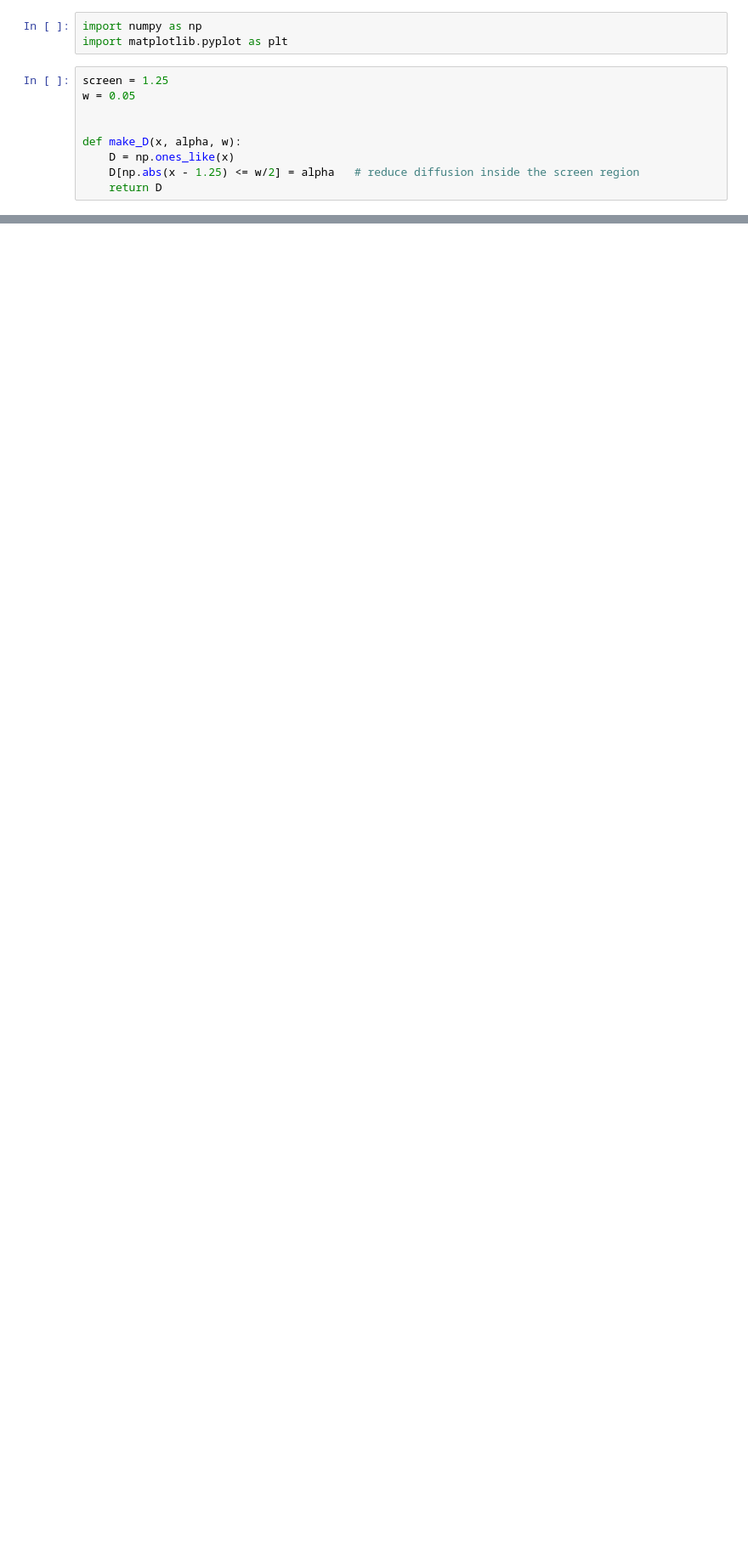
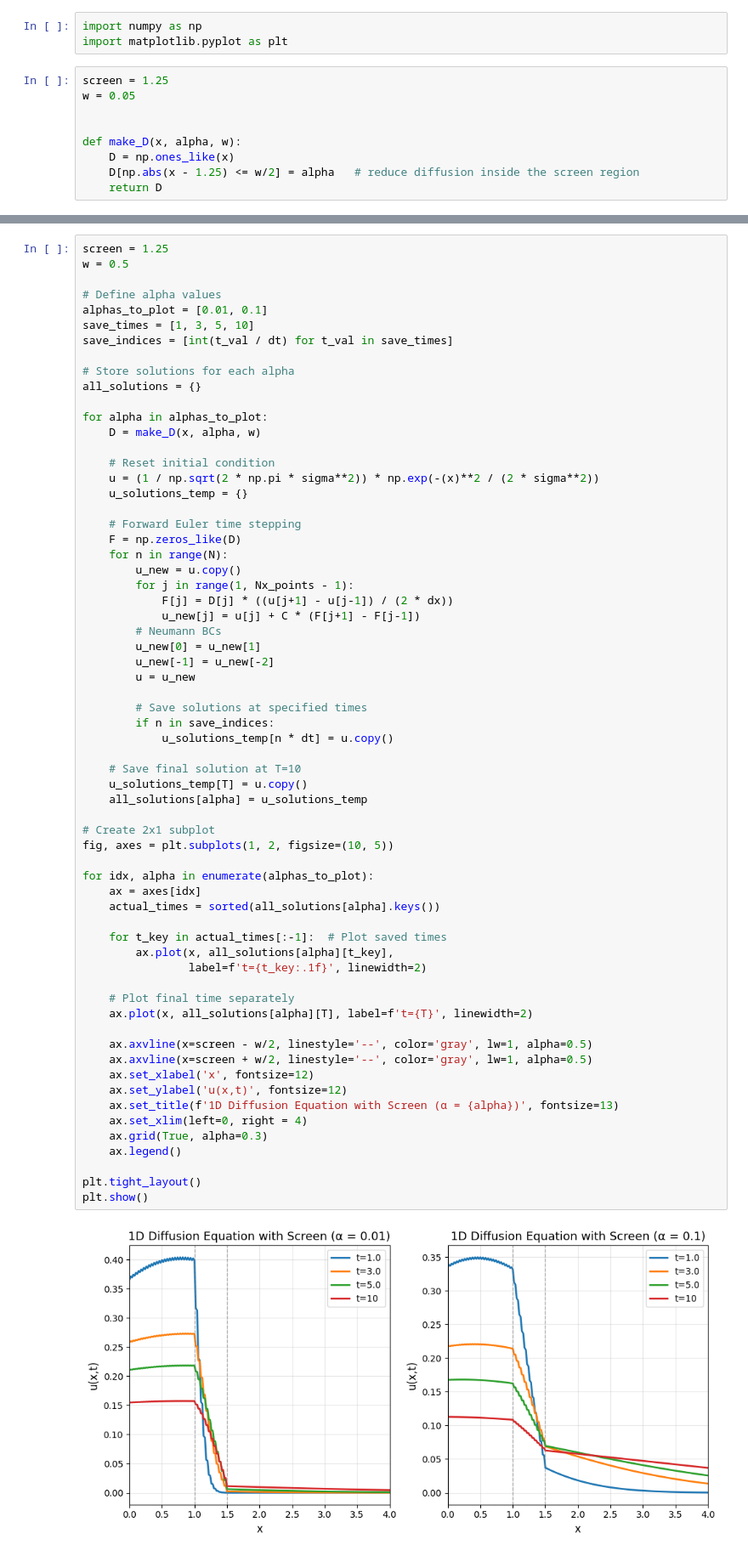
Before and after one commit to hinkleylg/Industrial-Project-1, a Jupyter notebook: Forward Euler + Centred Difference + Screen.ipynb, the cells around one changed output, grey strips where cells are left out. Shown: that part at 85% size. Saved outputs shown, nothing was run; the diff lists cells and outputs as text; blank space fills up the shorter version.

```diff
--- a/Forward Euler + Centred Difference + Screen.ipynb
+++ b/Forward Euler + Centred Difference + Screen.ipynb
@@ -228,0 +342,66 @@ for alpha in alpha_values:
+# %%
+screen = 1.25
+w = 0.5
+
+# Define alpha values
+alphas_to_plot = [0.01, 0.1]
+save_times = [1, 3, 5, 10]
+save_indices = [int(t_val / dt) for t_val in save_times]
+
+# Store solutions for each alpha
+all_solutions = {}
+
+for alpha in alphas_to_plot:
+    D = make_D(x, alpha, w)
+
+    # Reset initial condition
+    u = (1 / np.sqrt(2 * np.pi * sigma**2)) * np.exp(-(x)**2 / (2 * sigma**2))
+    u_solutions_temp = {}
+
+    # Forward Euler time stepping
+    F = np.zeros_like(D)
+    for n in range(N):
+        u_new = u.copy()
+        for j in range(1, Nx_points - 1):
+            F[j] = D[j] * ((u[j+1] - u[j-1]) / (2 * dx))
+            u_new[j] = u[j] + C * (F[j+1] - F[j-1])
+        # Neumann BCs
+        u_new[0] = u_new[1]
+        u_new[-1] = u_new[-2]
+        u = u_new
+
+        # Save solutions at specified times
+        if n in save_indices:
+            u_solutions_temp[n * dt] = u.copy()
+
+    # Save final solution at T=10
+    u_solutions_temp[T] = u.copy()
+    all_solutions[alpha] = u_solutions_temp
+
+# Create 2x1 subplot
+fig, axes = plt.subplots(1, 2, figsize=(10, 5))
+
+for idx, alpha in enumerate(alphas_to_plot):
+    ax = axes[idx]
+    actual_times = sorted(all_solutions[alpha].keys())
+
+    for t_key in actual_times[:-1]:  # Plot saved times
+        ax.plot(x, all_solutions[alpha][t_key],
+                label=f't={t_key:.1f}', linewidth=2)
+
+    # Plot final time separately
+    ax.plot(x, all_solutions[alpha][T], label=f't={T}', linewidth=2)
+
+    ax.axvline(x=screen - w/2, linestyle='--', color='gray', lw=1, alpha=0.5)
+    ax.axvline(x=screen + w/2, linestyle='--', color='gray', lw=1, alpha=0.5)
+    ax.set_xlabel('x', fontsize=12)
+    ax.set_ylabel('u(x,t)', fontsize=12)
+    ax.set_title(f'1D Diffusion Equation with Screen (α = {alpha})', fontsize=13)
+    ax.set_xlim(left=0, right = 4)
+    ax.grid(True, alpha=0.3)
+    ax.legend()
+
+plt.tight_layout()
+plt.show()
+# %% [output]
+[figure, added]
```
Also changed, not shown: parts of 7 cells of this notebook.
